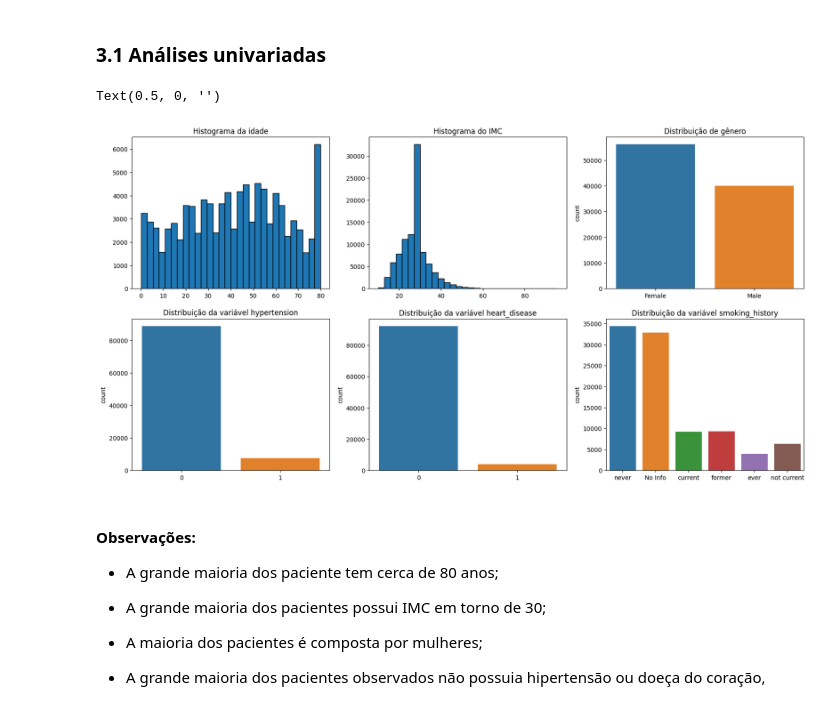
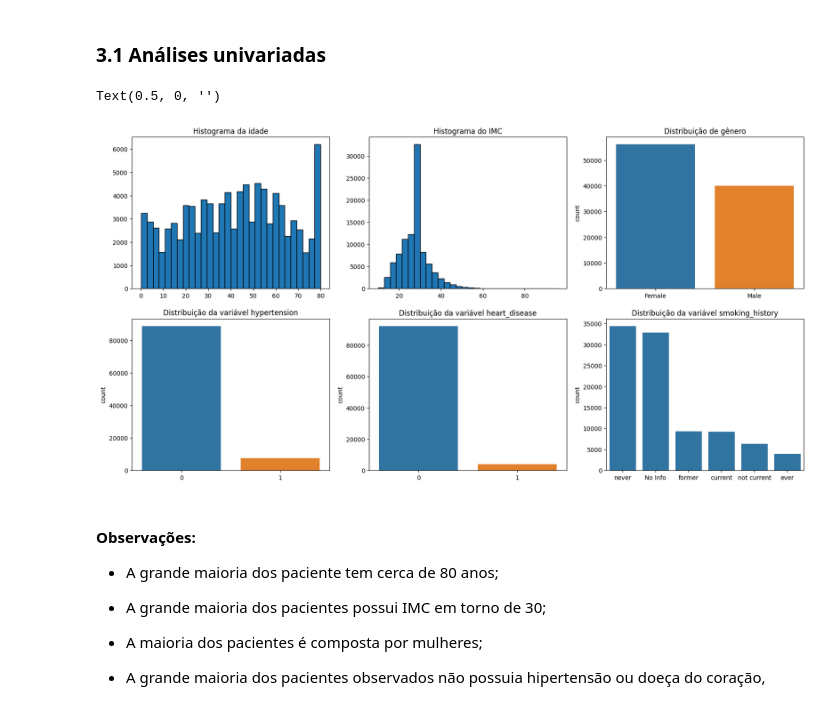
Before and after one commit to atlantico-academy/equipe2-2014.2, a Jupyter notebook: notebooks/01-exploratory_data_analysis.ipynb, the cells around one changed output. Saved outputs shown, nothing was run; the diff lists cells and outputs as text; code cells hidden in the pictures.

```diff
--- a/notebooks/01-exploratory_data_analysis.ipynb
+++ b/notebooks/01-exploratory_data_analysis.ipynb
@@ -133,35 +133,37 @@ fig, axes = plt.subplots(2,3,figsize=(20, 10)) #cria conjunto de gráficos e def
 ax = df['age'].hist(bins=30, ax=axes[0,0], edgecolor='black') #cria o histograma
 ax.grid(False) #remove grade
 ax.set_title('Histograma da idade') #adiciona título
 
 #histograma do IMC
 ax = df['bmi'].hist(bins=30, ax=axes[0,1], edgecolor='black')
 ax.grid(False)
 ax.set_title('Histograma do IMC')
 
 # gráfico da distribuição de gênero
 sns.countplot(x='gender',data=df, ax=axes[0,2]) #cria o gráfico
 axes[0,2].set_title('Distribuição de gênero') # adiciona título
 axes[0,2].set_xlabel('')  #remove a legenda inferior
 
 # Gráfico da variável hypertension
 sns.countplot(x='hypertension',data=df, ax=axes[1,0])
 axes[1,0].set_title('Distribuição da variável hypertension')
 axes[1,0].set_xlabel('')
 
 
 # Gráfico da variável heart_disease
 sns.countplot(x='heart_disease',data=df, ax=axes[1,1])
 axes[1,1].set_title('Distribuição da variável heart_disease')
 axes[1,1].set_xlabel('')
 
 # Gráfico da variável smoking_history
-sns.countplot(x='smoking_history',data=df, ax=axes[1,2])
+contagem = df['smoking_history'].value_counts()
+categorias_ordenadas = contagem.index
+sns.countplot(x='smoking_history',data=df, ax=axes[1,2], order=categorias_ordenadas, color = '#1f77b4')
 axes[1,2].set_title('Distribuição da variável smoking_history')
 axes[1,2].set_xlabel('')
 # %% [output]
 Text(0.5, 0, '')
-[figure, old version]
+[figure, new version]
 # %% [markdown]
 #### Observações:
 
```
Also changed, not shown: parts of 9 cells of this notebook.
